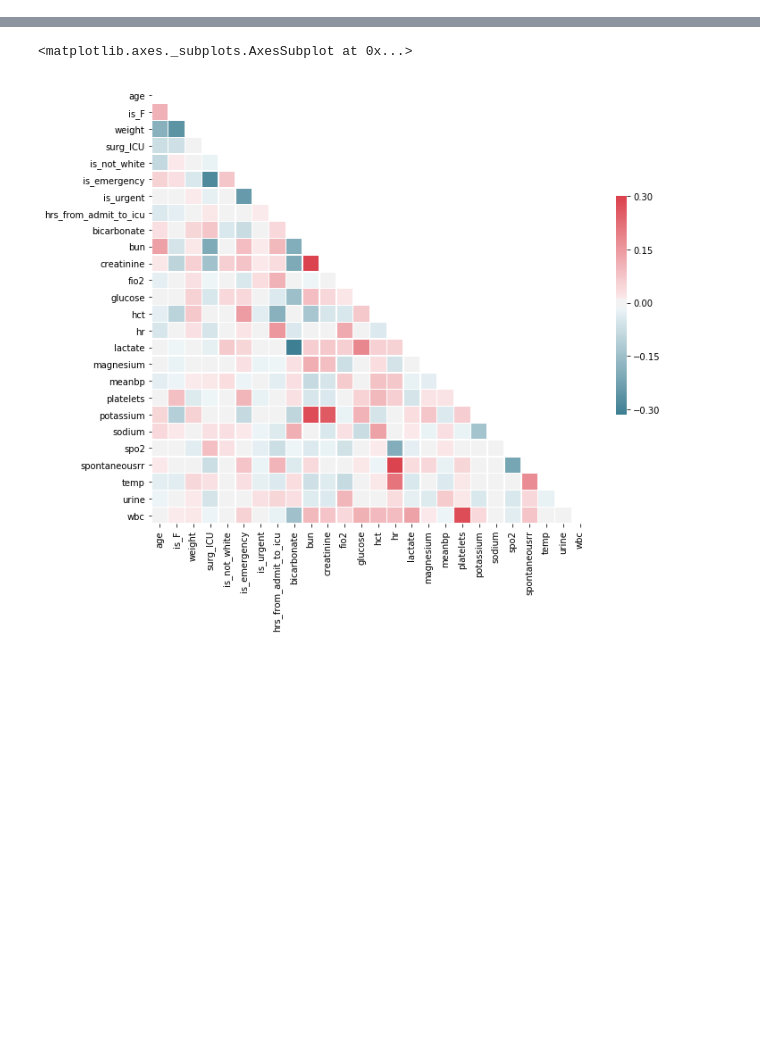
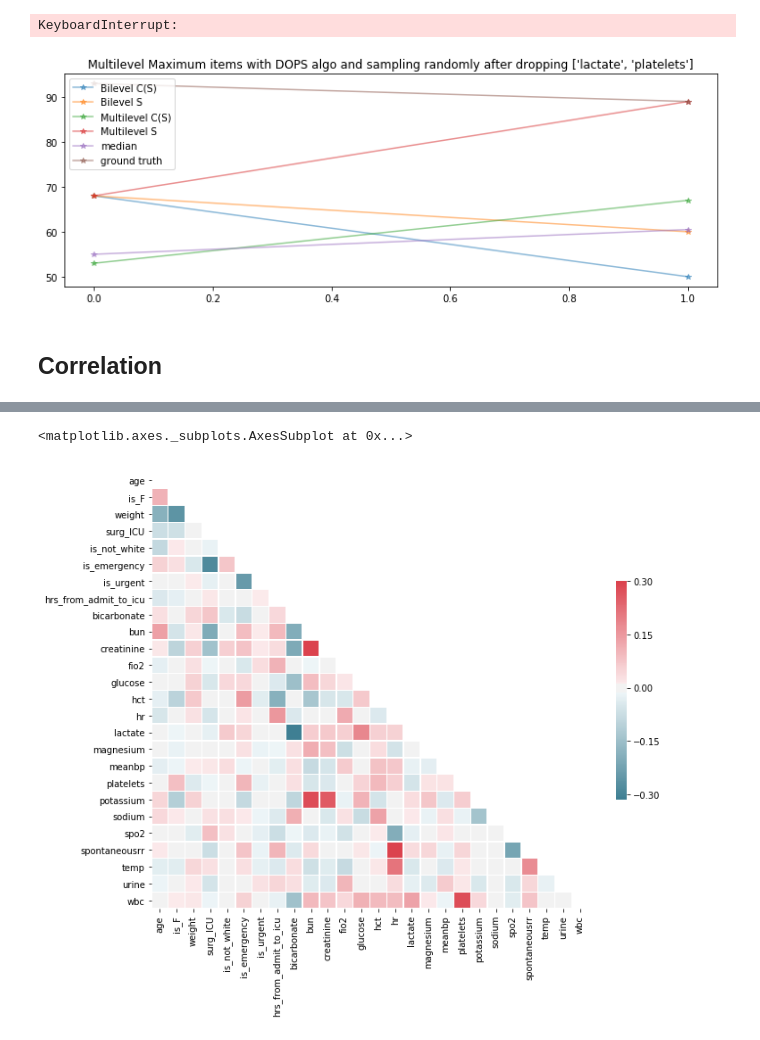
Before and after one commit to Duuuuuu/Learning-to-Rank-Patients-Severity-of-Illness-with-Partially-Observable-Data, a Jupyter notebook: AM221 Synthetic Data Generation.ipynb, the cells around one changed output, grey strips where cells are left out. Drawn from its saved outputs; the diff is of its cells as text; code cells hidden in the pictures; blank space fills up the shorter version.

```diff
--- a/AM221 Synthetic Data Generation.ipynb
+++ b/AM221 Synthetic Data Generation.ipynb
@@ -51,0 +223,73 @@ corr = corr_df.corr()
+# %%
+from itertools import combinations
+
+harder_measure = ['lactate','platelets','bun','hct','creatinine','magnesium','potassium','bicarbonate']
+
+# Randomly select 1000 items from the master
+for item in combinations(harder_measure,2):
+
+    measure = list(item)
+    print("Starting DOPS when dropping " + str(measure))
+
+    bi_preds = []
+    bi_preds_cover_self = []
+    multi_preds = []
+    multi_preds_cover_self = []
+    truths = []
+    t1 = time.time()
+    repeat = 2
+    for i in range(repeat):
+        np.random.seed(i)
+        index = np.random.choice(len(multilevel_df), size=1000, replace=False)
+        bi_x, multi_x, y = bilevel_df.iloc[index], multilevel_df.iloc[index], y_train.iloc[index]
+        bi_x[measure] = 0.0
+        multi_x[measure] = 0.0
+        bi_x_train_dops = bi_x.values
+        multi_x_train_dops = multi_x.values
+        y_train_dops = y['saps'].values + y['oasis'].values + y['sofa'].values
+        bi_X_train, bi_X_test,Y_train,Y_test = train_test_split(bi_x_train_dops,y_train_dops,test_size=0.02,random_state=i)
+        multi_X_train, multi_X_test,Y_train,Y_test = train_test_split(multi_x_train_dops,y_train_dops,test_size=0.02,random_state=i)
+        test_len = len(Y_test)
+        bi_res1, bi_pred_theta, bi_max_item_index = dops(bi_X_train, Y_train, bi_X_test, manual_bilevel_coverage, test_len, 0.8, \
+                                               np.zeros(26), batch_size=64, eta=0.1, iters=200, print_every=40)
+        bi_res2, bi_pred_theta, bi_max_item_index = dops(bi_X_train, Y_train, bi_X_test, np.eye(len(manual_bilevel_coverage)), test_len, 0.8, \
+                                               np.zeros(26), batch_size=64, eta=0.1, iters=200, print_every=40)
+
+        multi_res1, multi_pred_theta, multi_max_item_index = dops(multi_X_train, Y_train, multi_X_test, manual_multilevel_coverage, test_len, 0.8, \
+                                               np.zeros(37), batch_size=64, eta=0.1, iters=200, print_every=40)
+        multi_res2, multi_pred_theta, multi_max_item_index = dops(multi_X_train, Y_train, multi_X_test, np.eye(len(manual_multilevel_coverage)), test_len, 0.8, \
+                                               np.zeros(37), batch_size=64, eta=0.1, iters=200, print_every=40)
+
+        bi_preds.append(bi_res1)
+        bi_preds_cover_self.append(bi_res2)
+        multi_preds.append(multi_res1)
+        multi_preds_cover_self.append(multi_res2)
+        truths.append(Y_test)
+
+    bi_pred = []
+    bi_pred_cover_self = []
+    multi_pred = []
+    multi_pred_cover_self = []
+    real = []
+    rand = []
+    for i in range(repeat):
+        bi_pred.append(truths[i][np.argmax(bi_preds[i])])
+        bi_pred_cover_self.append(truths[i][np.argmax(bi_preds_cover_self[i])])
+        multi_pred.append(truths[i][np.argmax(multi_preds[i])])
+        multi_pred_cover_self.append(truths[i][np.argmax(multi_preds_cover_self[i])])
+        real.append(max(truths[i]))
+        rand.append(np.median(truths[i]))
+    t2 = time.time()
+    print('Used time: %.2fs' % (t2-t1))
+
+    plt.figure(figsize=(12,4))
+    plt.plot(np.arange(0,repeat), bi_pred, '*-', alpha=0.5, label='Bilevel C(S)')
+    plt.plot(np.arange(0,repeat), bi_pred_cover_self, '*-', alpha=0.5, label='Bilevel S')
+    plt.plot(np.arange(0,repeat), multi_pred, '*-', alpha=0.5, label='Multilevel C(S)')
+    plt.plot(np.arange(0,repeat), multi_pred_cover_self, '*-', alpha=0.5, label='Multilevel S')
+    plt.plot(np.arange(0,repeat), rand, '*-', alpha=0.5, label='median')
+    plt.plot(np.arange(0,repeat), real, '*-', alpha=0.5, label='ground truth')
+    plt.legend()
+    plt.title('Multilevel Maximum items with DOPS algo and sampling randomly after dropping ' + str(measure))
+    plt.savefig("Multilevel results after dropping " + str(measure))
+# %% [output]
@@ -51,0 +313,4 @@ corr = corr_df.corr()
+KeyboardInterrupt:
+[figure, added]
+# %% [markdown]
+## Correlation
```
Also changed, not shown: parts of 17 cells of this notebook, 2 other files.
